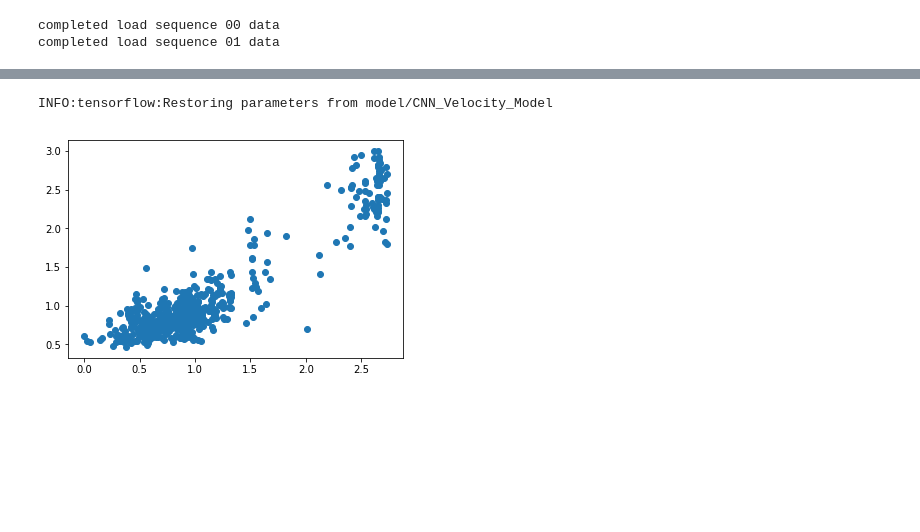
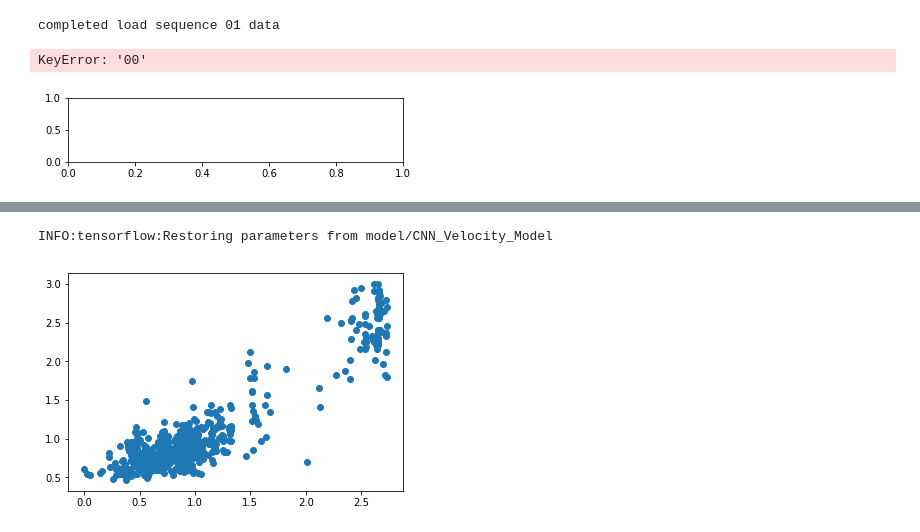
Before and after one commit to gagkhan/deep_visual_odometry, a Jupyter notebook: Training.ipynb, the cells around one changed output, grey strips where cells are left out. Saved outputs shown, nothing was run; the diff lists cells and outputs as text; code cells hidden in the pictures; blank space fills up the shorter version.

```diff
--- a/Training.ipynb
+++ b/Training.ipynb
@@ -10,7 +13,17 @@ from deep_visual_odometry.kitti_utils import KITTIdata
 from matplotlib import pyplot as plt
 # %%
 basedir = 'dataset'
-kitti_data = KITTIdata(basedir, sequences = ['00','01'], img_size=(150,50))
+kitti_data = KITTIdata(basedir, sequences = ['01'], img_size=(150,50))
 # %% [output]
-completed load sequence 00 data
 completed load sequence 01 data
+# %%
+plt.figure()
+ylabels = ['x','y','theta']
+for i in range(3):
+    plt.subplot(3,1, i+1)
+    plt.plot(kitti_data.poses['00'][:,i])
+    plt.ylabel(ylabels[i])
+plt.tight_layout()
+# %% [output]
+KeyError: '00'
+[figure, added]
```
Also changed, not shown: parts of 6 cells of this notebook.
